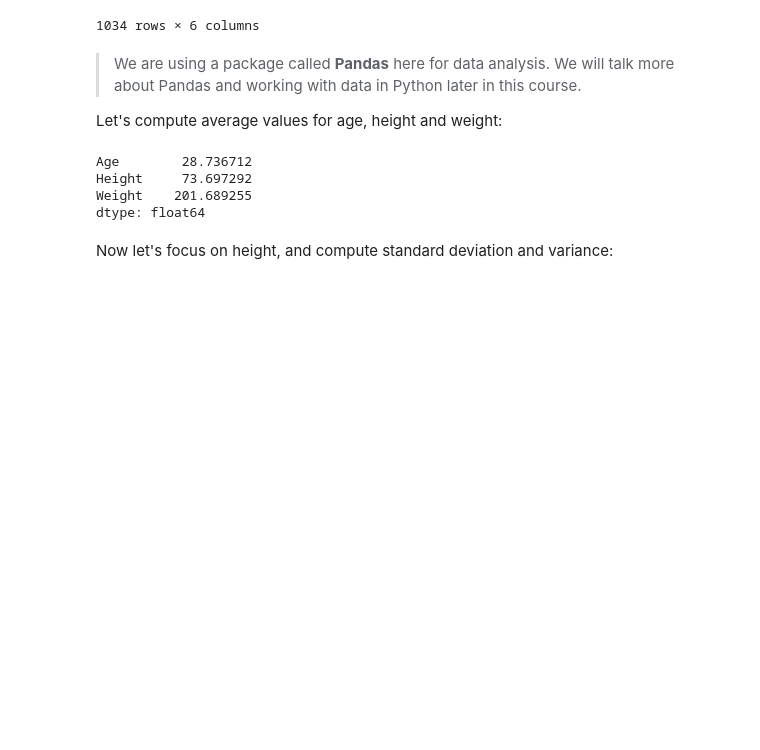
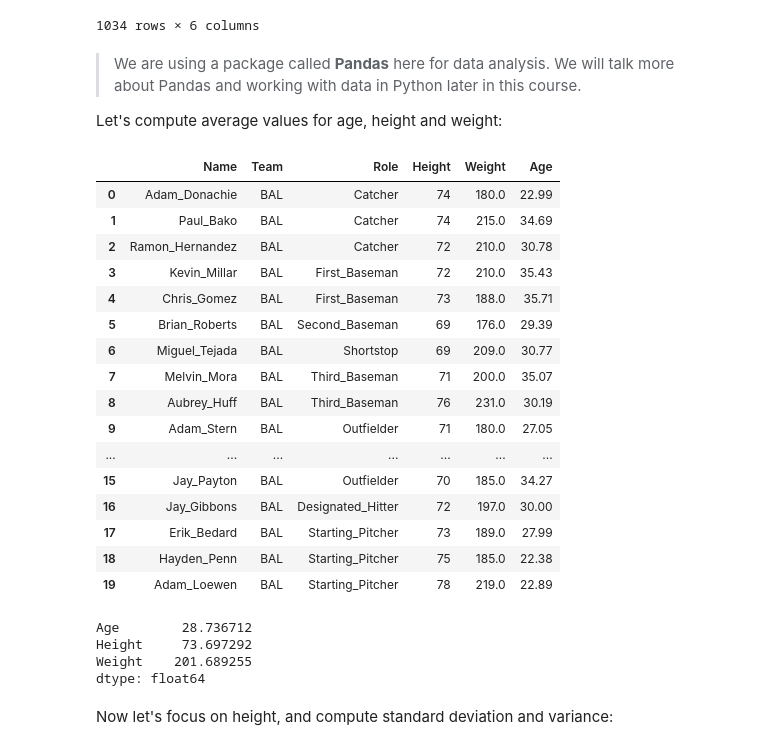
Before and after one commit to flegaspi700/my-projects, a Jupyter notebook: Azure/Data Science/002-Intro_to_Probability.ipynb, the cells around one changed output. Drawn from its saved outputs; the diff is of its cells as text; code cells hidden in the pictures; blank space fills up the shorter version.

```diff
--- a/Azure/Data Science/002-Intro_to_Probability.ipynb
+++ b/Azure/Data Science/002-Intro_to_Probability.ipynb
@@ -53,4 +53,24 @@ df
 > We are using a package called **Pandas** here for data analysis. We will talk more about Pandas and working with data in Python later in this course.
 
 Let's compute average values for age, height and weight:
+# %%
+df.head(20) # Top 20 rows
+# %% [output]
+|  | Name | Team | Role | Height | Weight | Age |
+| 0 | Adam_Donachie | BAL | Catcher | 74 | 180.0 | 22.99 |
+| 1 | Paul_Bako | BAL | Catcher | 74 | 215.0 | 34.69 |
+| 2 | Ramon_Hernandez | BAL | Catcher | 72 | 210.0 | 30.78 |
+| 3 | Kevin_Millar | BAL | First_Baseman | 72 | 210.0 | 35.43 |
+| 4 | Chris_Gomez | BAL | First_Baseman | 73 | 188.0 | 35.71 |
+| 5 | Brian_Roberts | BAL | Second_Baseman | 69 | 176.0 | 29.39 |
+| 6 | Miguel_Tejada | BAL | Shortstop | 69 | 209.0 | 30.77 |
+| 7 | Melvin_Mora | BAL | Third_Baseman | 71 | 200.0 | 35.07 |
+| 8 | Aubrey_Huff | BAL | Third_Baseman | 76 | 231.0 | 30.19 |
+| 9 | Adam_Stern | BAL | Outfielder | 71 | 180.0 | 27.05 |
+| ... | ... | ... | ... | ... | ... | ... |
+| 15 | Jay_Payton | BAL | Outfielder | 70 | 185.0 | 34.27 |
+| 16 | Jay_Gibbons | BAL | Designated_Hitter | 72 | 197.0 | 30.00 |
+| 17 | Erik_Bedard | BAL | Starting_Pitcher | 73 | 189.0 | 27.99 |
+| 18 | Hayden_Penn | BAL | Starting_Pitcher | 75 | 185.0 | 22.38 |
+| 19 | Adam_Loewen | BAL | Starting_Pitcher | 78 | 219.0 | 22.89 |
 # %%
```
Also changed, not shown: parts of 7 cells of this notebook.
